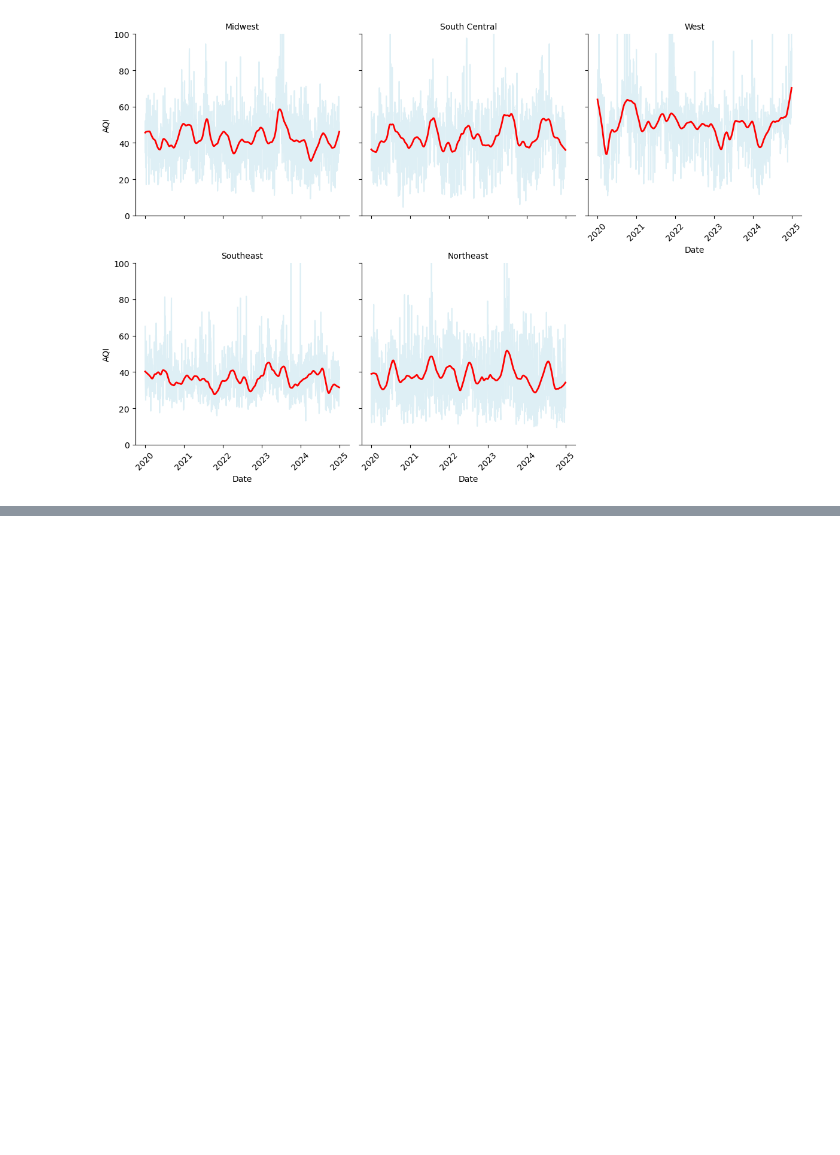
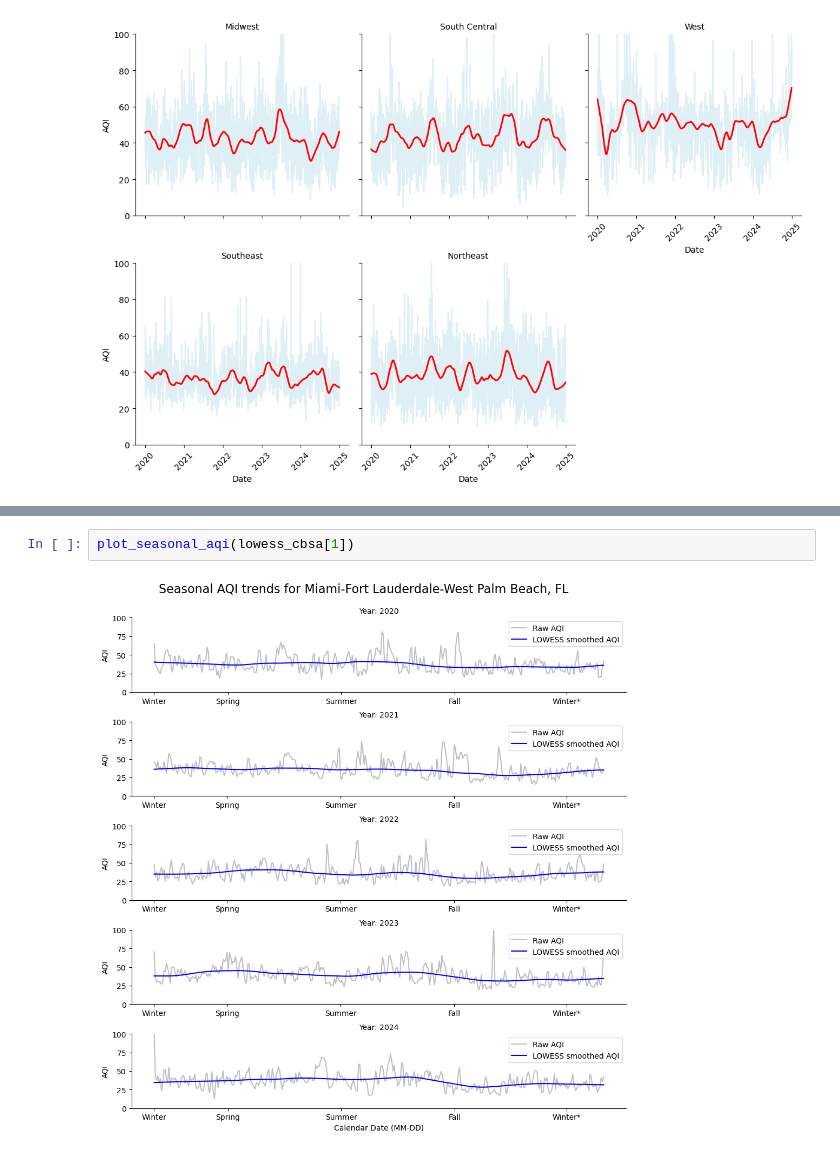
Before and after one commit to iherman10/aqi_geo_experiments, a Jupyter notebook: analysis.ipynb, the cells around one changed output, grey strips where cells are left out. Drawn from its saved outputs; the diff is of its cells as text; blank space fills up the shorter version.

```diff
--- a/analysis.ipynb
+++ b/analysis.ipynb
@@ -765,0 +772,4 @@ plt.show()
+# %%
+plot_seasonal_aqi(lowess_cbsa[1])
+# %% [output]
+[figure, added]
```
Also changed, not shown: parts of 5 cells of this notebook.
